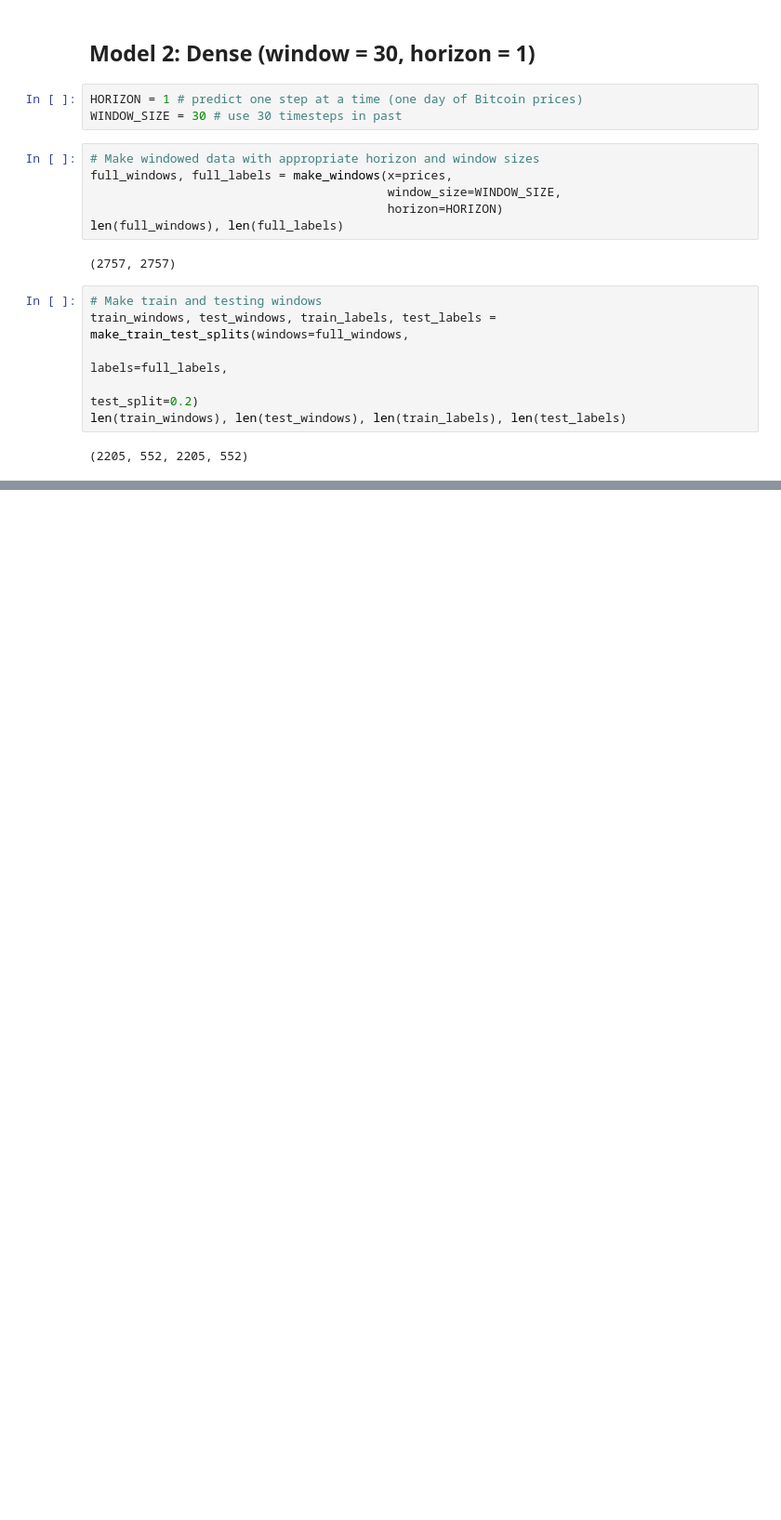
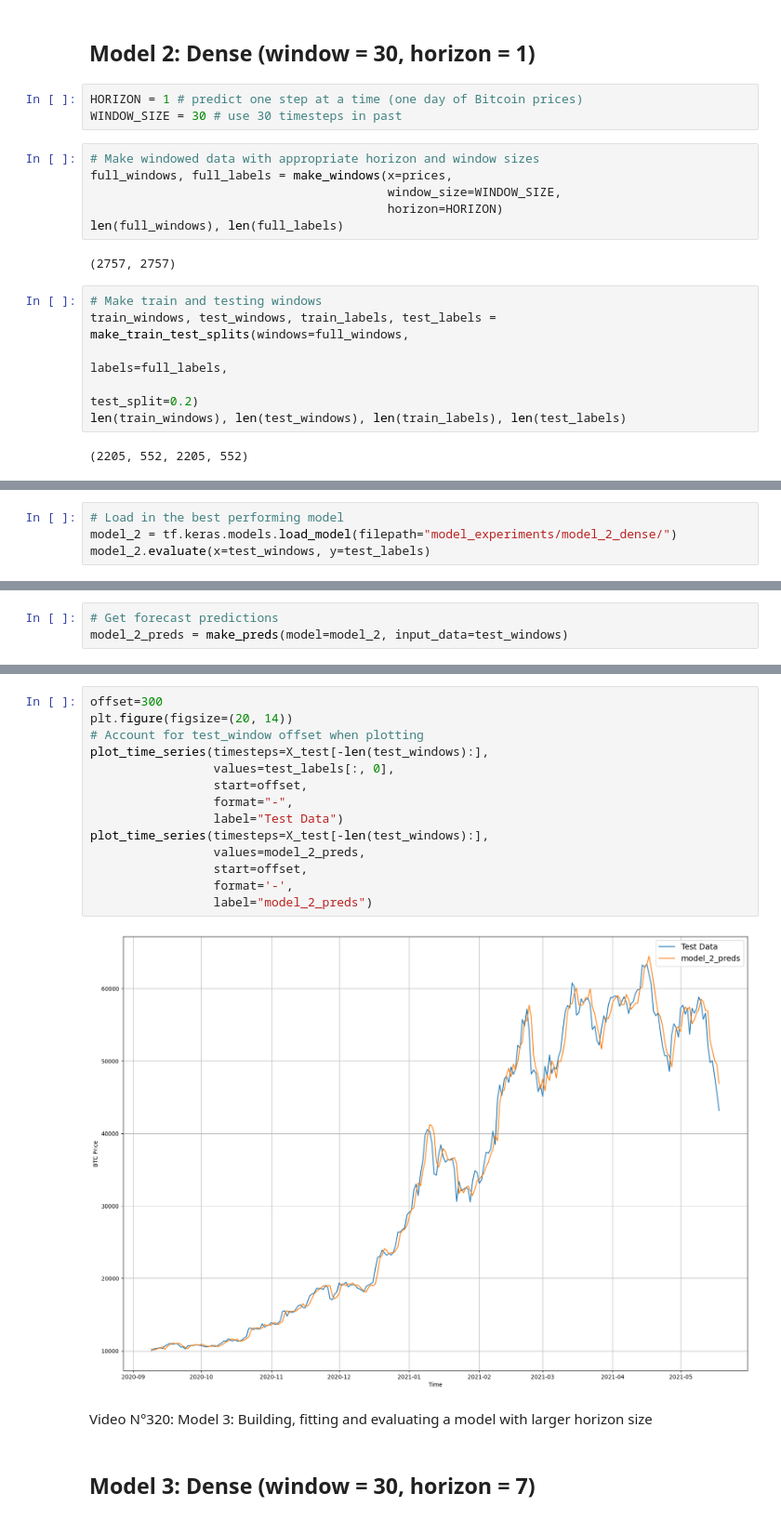
Before and after one commit to ValentinLibouton/TensorFlow_Developer_Certificate_Bootcamp, a Jupyter notebook: 10_time_series_forecasting_with_tensorflow/10.1_time_series_forecasting_with_tensorflow_video.ipynb, the cells around one changed output, grey strips where cells are left out. Shown at 93% size. Drawn from its saved outputs; the diff is of its cells as text; blank space fills up the shorter version.

```diff
--- a/10_time_series_forecasting_with_tensorflow/10.1_time_series_forecasting_with_tensorflow_video.ipynb
+++ b/10_time_series_forecasting_with_tensorflow/10.1_time_series_forecasting_with_tensorflow_video.ipynb
@@ -826,0 +867,4 @@ len(train_windows), len(test_windows), len(train_labels), len(test_labels)
+# %%
+# Load in the best performing model
+model_2 = tf.keras.models.load_model(filepath="model_experiments/model_2_dense/")
+model_2.evaluate(x=test_windows, y=test_labels)
@@ -826,0 +874,3 @@ len(train_windows), len(test_windows), len(train_labels), len(test_labels)
+# %%
+# Get forecast predictions
+model_2_preds = make_preds(model=model_2, input_data=test_windows)
@@ -826,0 +902,20 @@ len(train_windows), len(test_windows), len(train_labels), len(test_labels)
+# %%
+offset=300
+plt.figure(figsize=(20, 14))
+# Account for test_window offset when plotting
+plot_time_series(timesteps=X_test[-len(test_windows):],
+                 values=test_labels[:, 0],
+                 start=offset,
+                 format="-",
+                 label="Test Data")
+plot_time_series(timesteps=X_test[-len(test_windows):],
+                 values=model_2_preds,
+                 start=offset,
+                 format='-',
+                 label="model_2_preds")
+# %% [output]
+[figure, added]
+# %% [markdown]
+Video N°320: Model 3: Building, fitting and evaluating a model with larger horizon size
+# %% [markdown]
+## Model 3: Dense (window = 30, horizon = 7)
```
Also changed, not shown: parts of 7 cells of this notebook.
